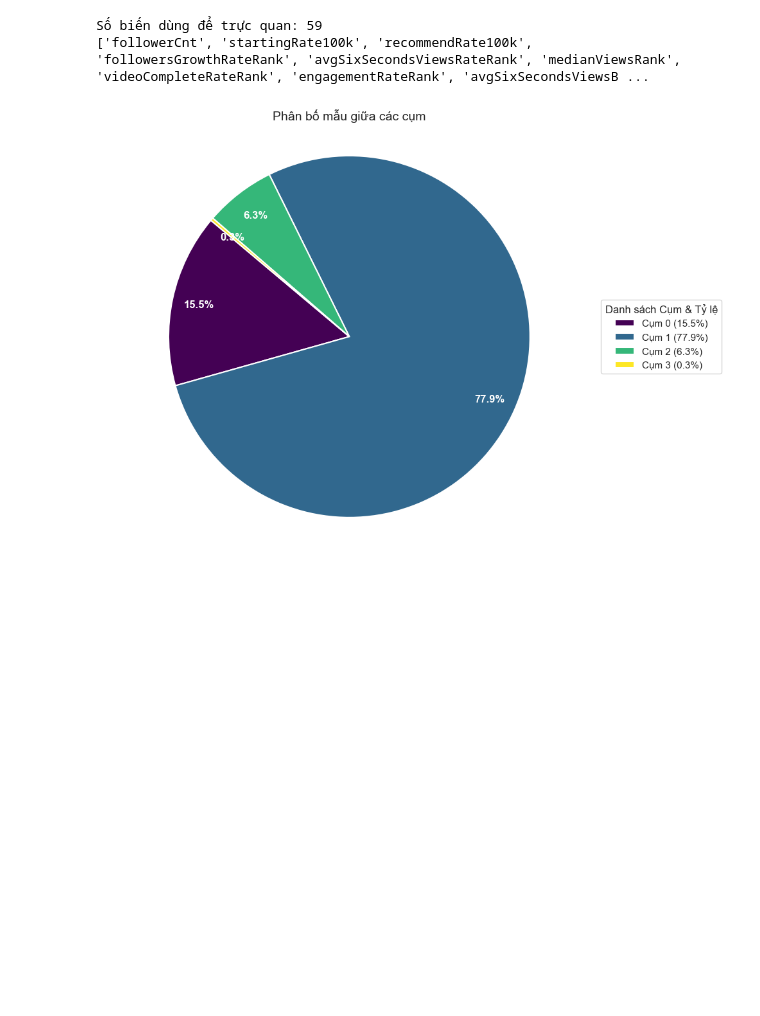
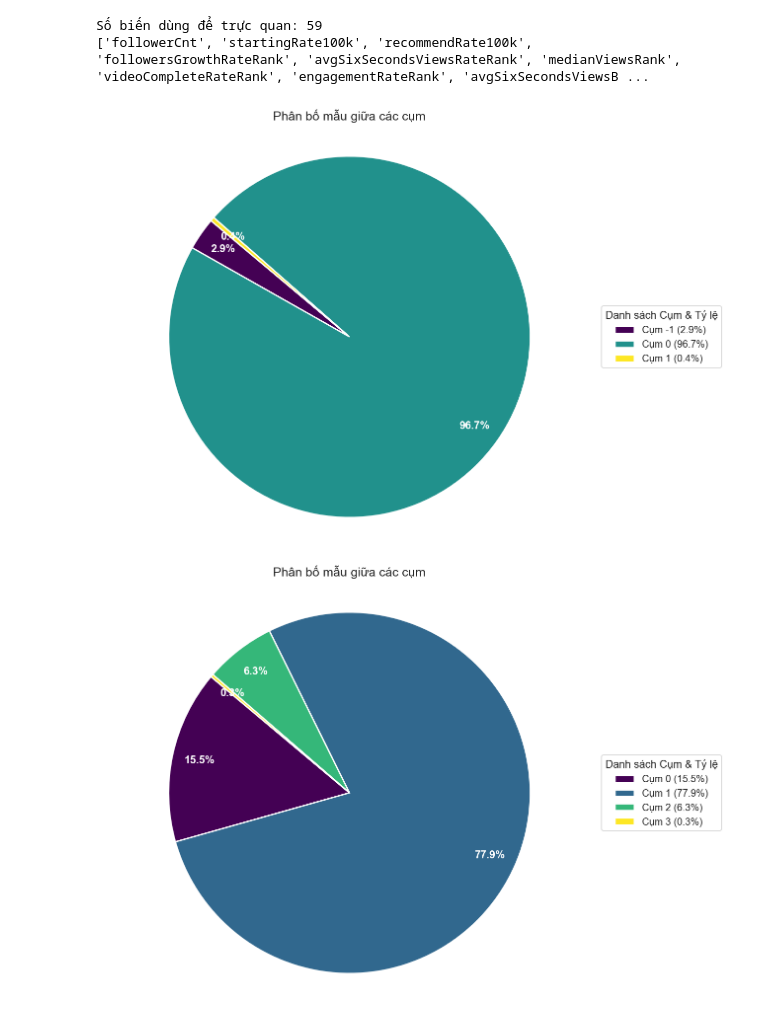
Before and after one commit to lamphat344961-alt/DACS_2026, a Jupyter notebook: EDA.ipynb, the cells around one changed output. Cells and saved outputs as stored; diff of their text form; code cells hidden in the pictures; blank space fills up the shorter version.

```diff
--- a/EDA.ipynb
+++ b/EDA.ipynb
@@ -246,6 +241,52 @@ print(feature_cols)
 # %% [output]
 Số biến dùng để trực quan: 59
 ['followerCnt', 'startingRate100k', 'recommendRate100k', 'followersGrowthRateRank', 'avgSixSecondsViewsRateRank', 'medianViewsRank', 'videoCompleteRateRank', 'engagementRateRank', 'avgSixSecondsViewsB ...
+# %%
+
+
+# 1. Chuẩn bị dữ liệu
+cluster_col = 'cluster_dbscan'
+counts = df_done[cluster_col].value_counts().sort_index()
+total = counts.sum()
+percents = (counts / total * 100)
+
+# 2. Thiết lập màu sắc hệ 'viridis'
+colors = plt.cm.viridis(np.linspace(0, 1, len(counts)))
+
+# 3. Vẽ biểu đồ tròn
+plt.figure(figsize=(10, 7))
+wedges, texts, autotexts = plt.pie(
+    counts,
+    autopct='%1.1f%%',      # Hiển thị % trực tiếp trên hình
+    startangle=140,
+    colors=colors,
+    pctdistance=0.85,       # Đẩy chữ % ra gần rìa để dễ nhìn
+    wedgeprops={'edgecolor': 'white', 'linewidth': 1.5} # Viền trắng giữa các miếng
+)
+
+# Tùy chỉnh chữ số phần trăm trên biểu đồ
+for autotext in autotexts:
+    autotext.set_color('white')
+    autotext.set_weight('bold')
+
+# 4. Tạo Legend (Màu - Cụm - Tỷ lệ)
+legend_labels = [f"Cụm {int(i)} ({p:.1f}%)" for i, p in zip(counts.index, percents)]
+
+plt.legend(
+    wedges,
+    legend_labels,
+    title="Danh sách Cụm & Tỷ lệ",
+    loc="center left",
+    bbox_to_anchor=(1, 0, 0.5, 1), # Đặt legend ra ngoài biểu đồ bên phải
+    fontsize=11
+)
+
+plt.title(f"Phân bố mẫu giữa các cụm", fontsize=14, pad=20)
+plt.axis('equal')
+plt.tight_layout()
+plt.show()
+# %% [output]
+[figure, added]
 # %%
 
 
```
Also changed, not shown: parts of 10 cells of this notebook, 4 other files.
